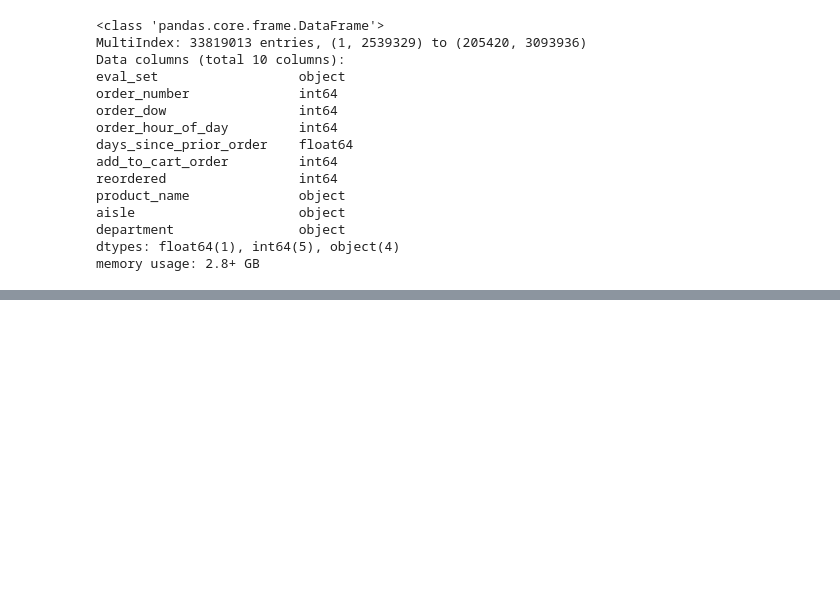
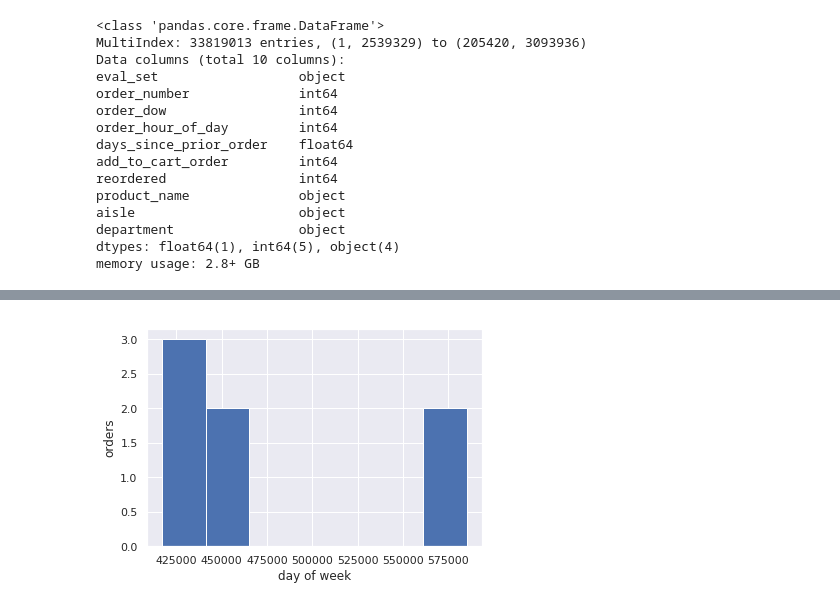
Before and after one commit to SDashev/First-Repository-and-Exercises, a Jupyter notebook: insta_cart_3.ipynb, the cells around one changed output, grey strips where cells are left out. Drawn from its saved outputs; the diff is of its cells as text; code cells hidden in the pictures; blank space fills up the shorter version.

```diff
--- a/insta_cart_3.ipynb
+++ b/insta_cart_3.ipynb
@@ -82,8 +102,8 @@ We group orders by day of week and count.
 # %%
 list = ['eval_set', 'order_number', 'order_dow', 'order_hour_of_day', 'days_since_prior_order',
        'add_to_cart_order', 'reordered', 'product_name', 'aisle', 'department']
-df1 = df[list]
-df1.info()
+df = df[list]
+df.info()
 # %% [output]
 <class 'pandas.core.frame.DataFrame'>
 MultiIndex: 33819013 entries, (1, 2539329) to (205420, 3093936)
@@ -108,0 +123,8 @@ combined_data.csv  combined_data.zip  sample_data
+# %%
+order_by_day = df[df['add_to_cart_order']==1].groupby('order_dow')['eval_set'].count()
+plt.hist(order_by_day, bins=7)
+plt.xlabel('day of week')
+plt.ylabel('orders')
+plt.show()
+# %% [output]
+[figure, added]
```
Also changed, not shown: parts of 12 cells of this notebook.
